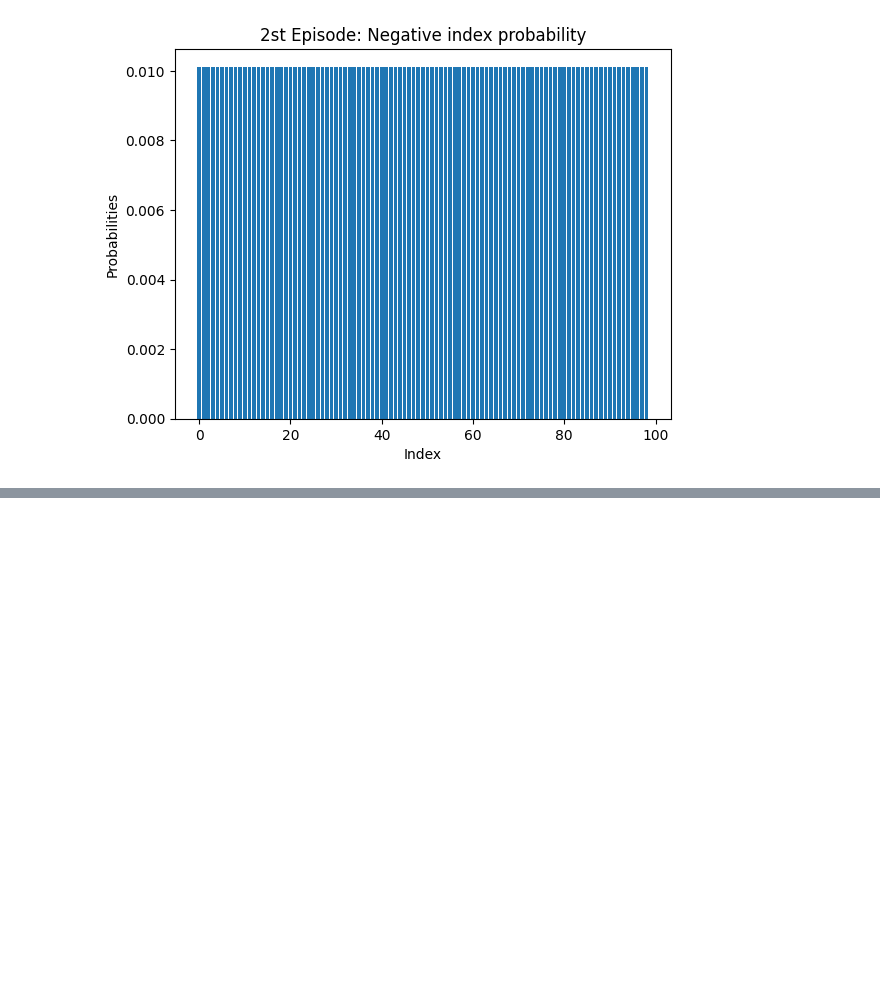
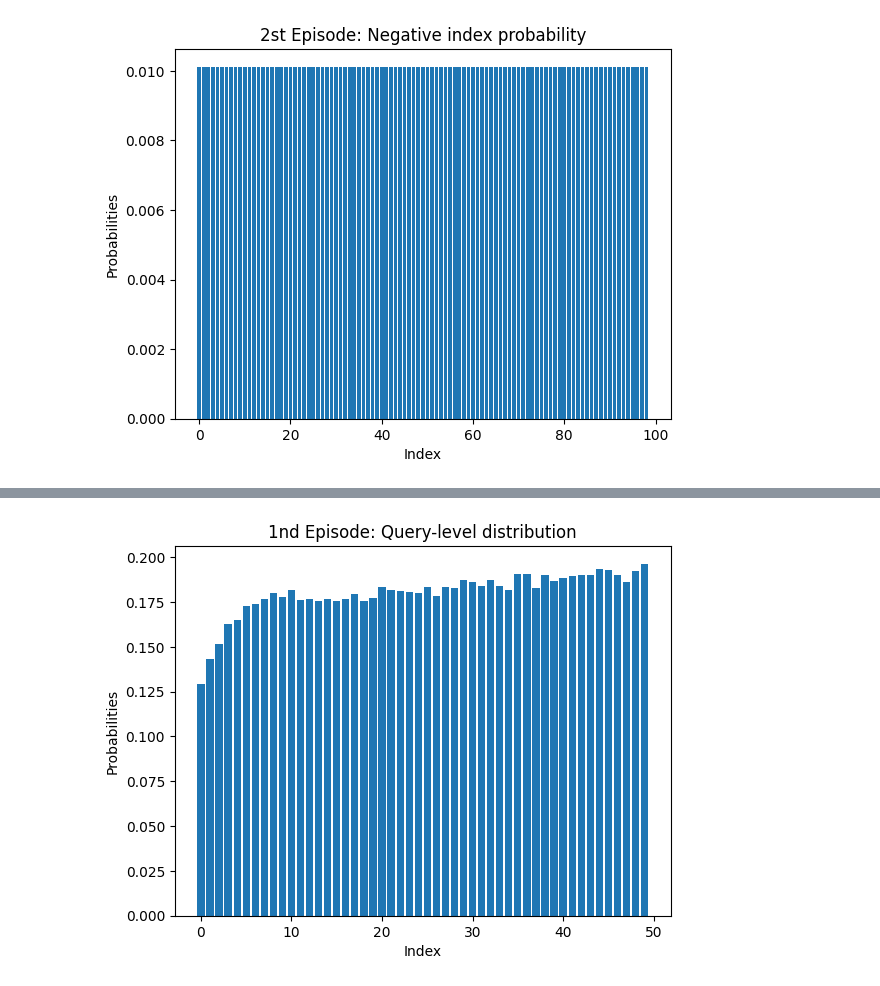
Before and after one commit to JMVCoelho/tevatron, a Jupyter notebook: plots.ipynb, the cells around one changed output, grey strips where cells are left out. Cells and saved outputs as stored; diff of their text form; code cells hidden in the pictures; blank space fills up the shorter version.

```diff
--- a/plots.ipynb
+++ b/plots.ipynb
@@ -931,3 +925,24 @@ tensor([21102592., 21626880., 24248320., 23068672., 26476544., 25952256.,
+# %%
+import collections
+counter = collections.defaultdict(int)
+for dot_product in dot_products:
+    vals, idxs = torch.topk(dot_product, k=9)
+    for idx in idxs:
+        counter[idx.item()] += 1
+
+sorted_counter = sorted(counter.items(), key=lambda x: x[1], reverse=True)
+
+x = [sc[0] for sc in sorted_counter]
+y = [sc[1]/18350 for sc in sorted_counter]
+
+plt.bar(x, y)
+plt.xlabel('Index')
+plt.ylabel('Probabilities')
+plt.title('1nd Episode: Query-level distribution')
+
+plt.show()
+# %% [output]
+[figure, added]
 # %%
 import pickle
 import torch
```
Also changed, not shown: parts of 10 cells of this notebook, 16 other files.
